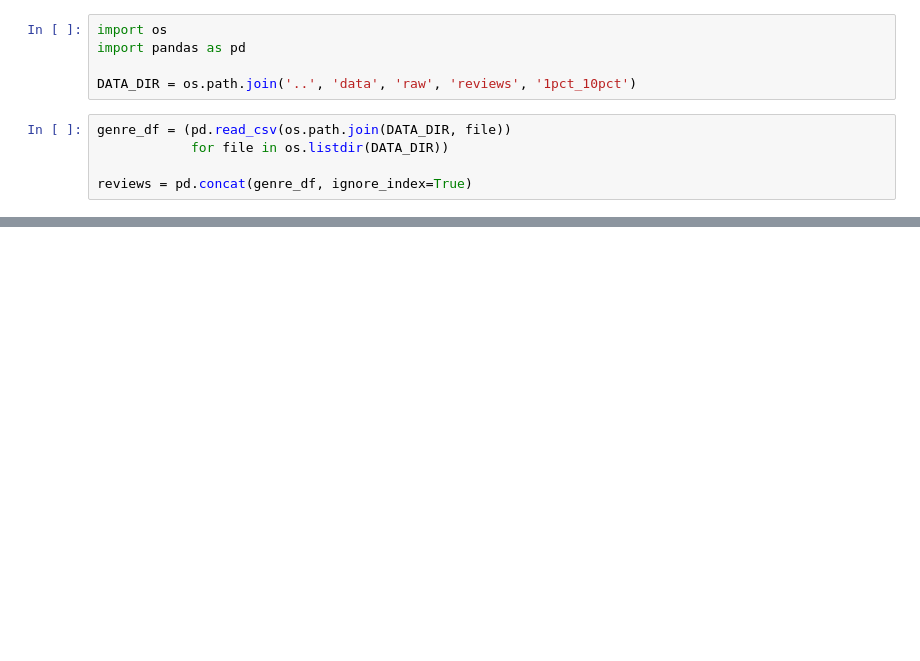
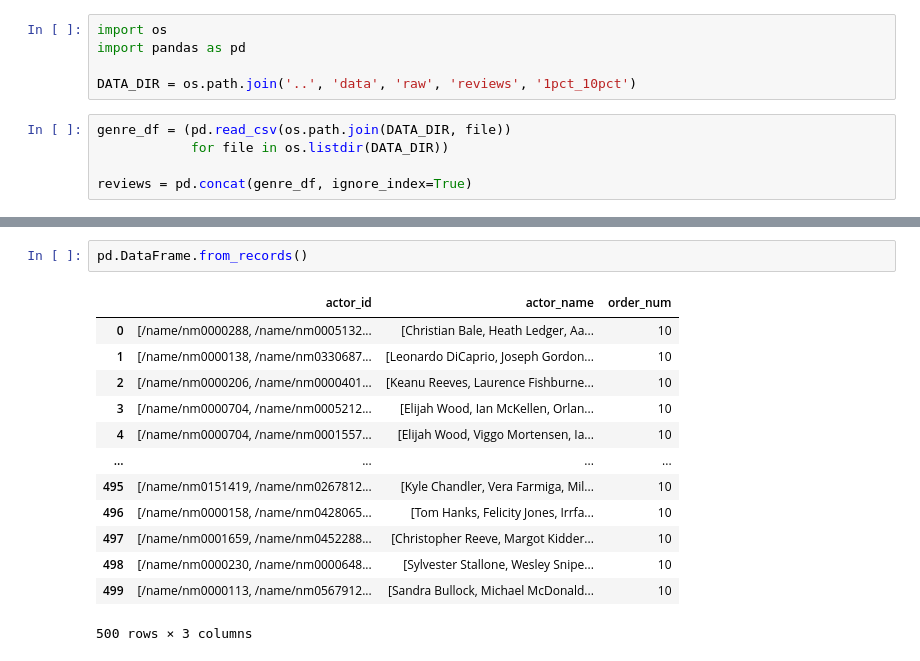
Before and after one commit to ilyamil/movie_recommender_system, a Jupyter notebook: notebooks/reviews_cleaning.ipynb, the cells around one changed output, grey strips where cells are left out. Drawn from its saved outputs; the diff is of its cells as text; blank space fills up the shorter version.

```diff
--- a/notebooks/reviews_cleaning.ipynb
+++ b/notebooks/reviews_cleaning.ipynb
@@ -365,0 +284,16 @@ Length: 500, dtype: object
+# %%
+pd.DataFrame.from_records()
+# %% [output]
+|  | actor_id | actor_name | order_num |
+| 0 | [/name/nm0000288, /name/nm0005132... | [Christian Bale, Heath Ledger, Aa... | 10 |
+| 1 | [/name/nm0000138, /name/nm0330687... | [Leonardo DiCaprio, Joseph Gordon... | 10 |
+| 2 | [/name/nm0000206, /name/nm0000401... | [Keanu Reeves, Laurence Fishburne... | 10 |
+| 3 | [/name/nm0000704, /name/nm0005212... | [Elijah Wood, Ian McKellen, Orlan... | 10 |
+| 4 | [/name/nm0000704, /name/nm0001557... | [Elijah Wood, Viggo Mortensen, Ia... | 10 |
+| ... | ... | ... | ... |
+| 495 | [/name/nm0151419, /name/nm0267812... | [Kyle Chandler, Vera Farmiga, Mil... | 10 |
+| 496 | [/name/nm0000158, /name/nm0428065... | [Tom Hanks, Felicity Jones, Irrfa... | 10 |
+| 497 | [/name/nm0001659, /name/nm0452288... | [Christopher Reeve, Margot Kidder... | 10 |
+| 498 | [/name/nm0000230, /name/nm0000648... | [Sylvester Stallone, Wesley Snipe... | 10 |
+| 499 | [/name/nm0000113, /name/nm0567912... | [Sandra Bullock, Michael McDonald... | 10 |
+500 rows × 3 columns
```
Also changed, not shown: parts of 37 cells of this notebook, 3 other files.
